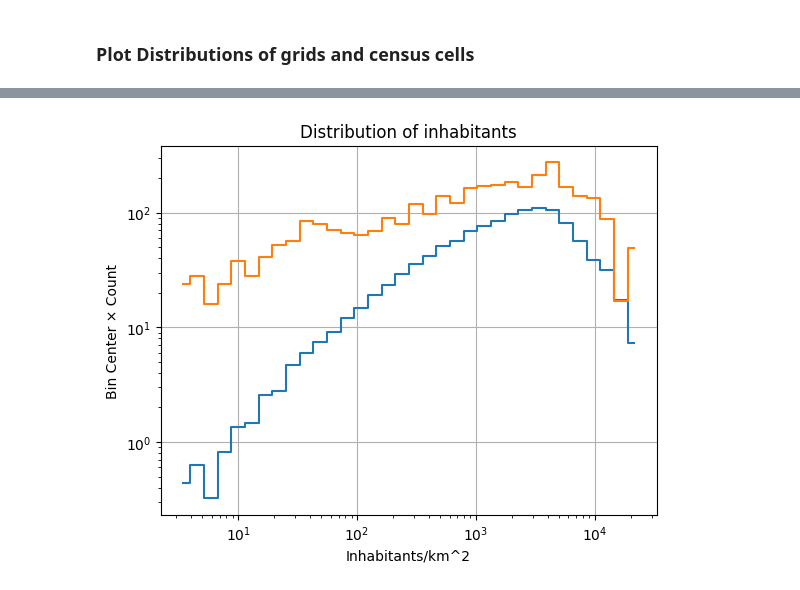
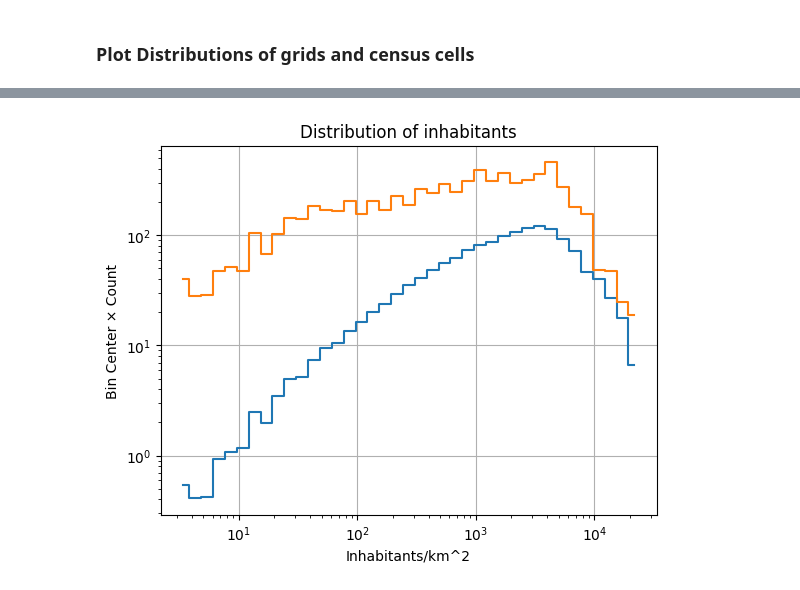
Before and after one commit to pedrocaixeta/SurroGrid, a Jupyter notebook: GridExpand/1.grid_sampling/gridreadout/1_filter_valid_grids.ipynb, the cells around one changed output, grey strips where cells are left out. Drawn from its saved outputs; the diff is of its cells as text; code cells hidden in the pictures.

```diff
--- a/GridExpand/1.grid_sampling/gridreadout/1_filter_valid_grids.ipynb
+++ b/GridExpand/1.grid_sampling/gridreadout/1_filter_valid_grids.ipynb
@@ -269,33 +269,33 @@ plt.show()
 # %%
 ## Plots figure 2.9c) from MA_Elias
 
 # 1. Determine common min/max bounds
 min_val = min(
     df_census["Einwohner"][df_census["Einwohner"] > 0].min(),
     df_generated_grids["Einwohner"][df_generated_grids["Einwohner"] > 0].min()
 )
 max_val = max(df_census["Einwohner"].max(), df_generated_grids["Einwohner"].max())
 
 # 2. Create shared logarithmically spaced bins
-num_bins = 35
+num_bins = 40# If I choose 40, then every bin is fulfilled
 bin_edges = np.logspace(np.log10(min_val), np.log10(max_val), num=num_bins)
 bin_centers = 0.5 * (bin_edges[1:] + bin_edges[:-1])
 
 # 3. Compute both histograms using the same bin edges
 counts_grids, _ = np.histogram(df_generated_grids["Einwohner"], bins=bin_edges)
 counts_census, _ = np.histogram(df_census["Einwohner"], bins=bin_edges)
 bin_value_times_count_census = bin_centers * counts_census
 
 # 4. Plot both using the shared bin_centers
-plt.plot(bin_centers, 1200 * bin_value_times_count_census / np.sum(bin_value_times_count_census), drawstyle='steps-mid')
+plt.plot(bin_centers, 1500 * bin_value_times_count_census / np.sum(bin_value_times_count_census), drawstyle='steps-mid')
 plt.plot(bin_centers, counts_grids, drawstyle='steps-mid')
 
 plt.xlabel('Inhabitants/km^2')
 plt.ylabel('Bin Center × Count')
 plt.xscale("log")
 plt.yscale("log")
 plt.title('Distribution of inhabitants')
 plt.grid(True)
 plt.show()
 # %% [output]
-[figure, old version]
+[figure, new version]
```
Also changed, not shown: parts of 8 cells of this notebook, 2 other files.
